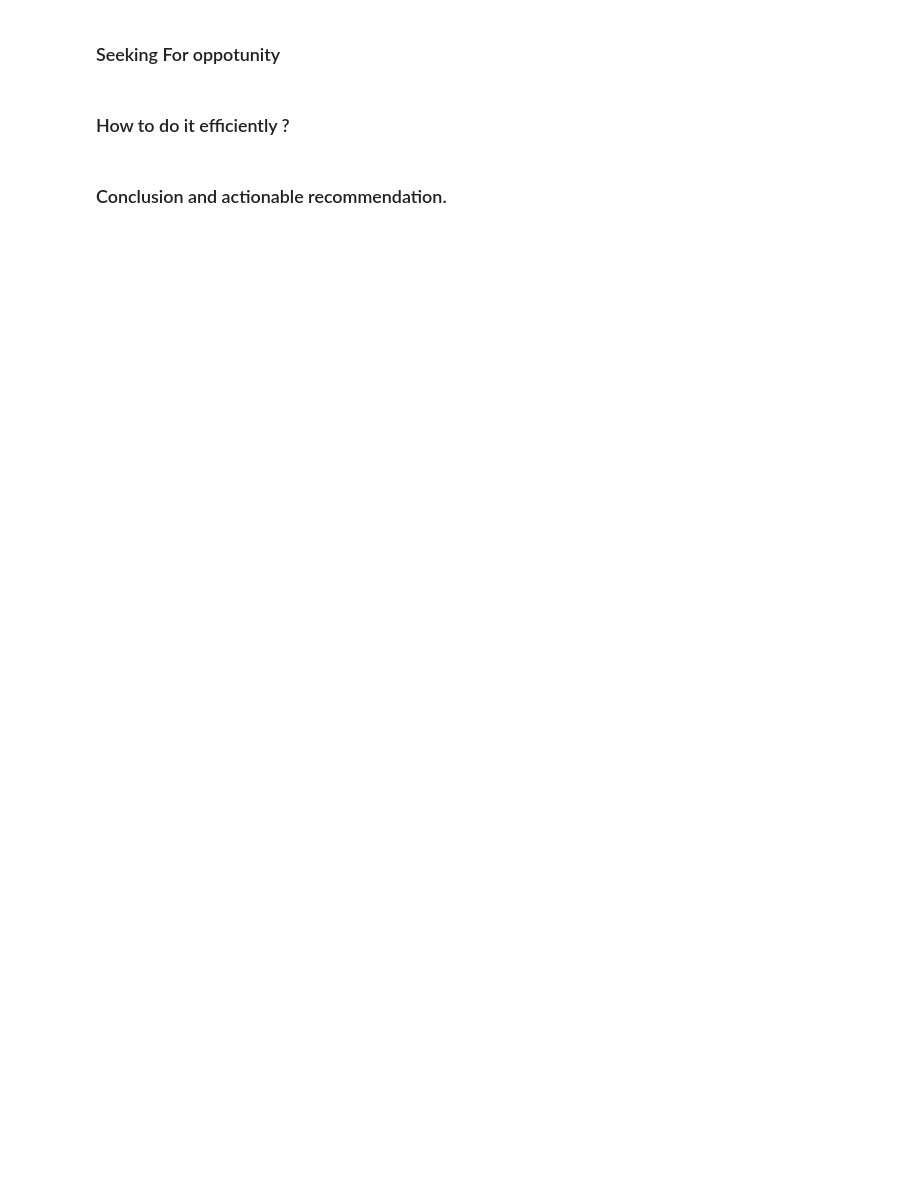
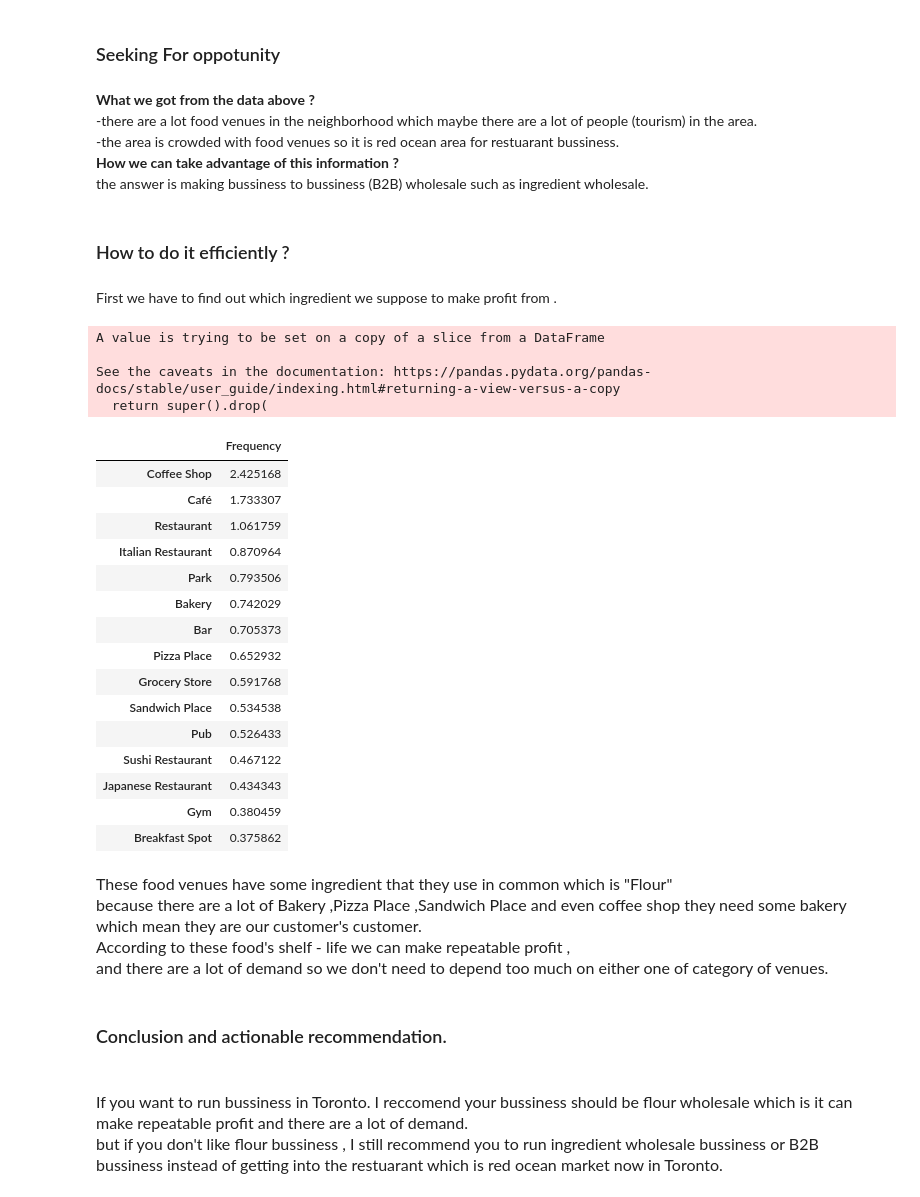
Before and after one commit to blxsheep/IBM_Capstone_Project, a Jupyter notebook: Capstone Project.ipynb, the cells around one changed output. Saved outputs shown, nothing was run; the diff lists cells and outputs as text; code cells hidden in the pictures; blank space fills up the shorter version.

```diff
--- a/Capstone Project.ipynb
+++ b/Capstone Project.ipynb
@@ -330,6 +305,53 @@ dtype: float64
 # %% [markdown]
 <h3> Seeking For oppotunity </h3>
+# %% [markdown]
+<p style="font-size:14px"> <b>What we got from the data above ?</b> <br>
+-there are a lot food venues in the neighborhood which maybe there are a lot of people (tourism) in the area.<br>
+-the area is crowded with food venues so it is red ocean area for restuarant bussiness.<br>
+<b>How we can take advantage of this information ? </b><br>
+the answer is  making bussiness to bussiness (B2B) wholesale  such as ingredient wholesale.
+</p>
 # %% [markdown]
 <h3>How to do it  efficiently  ? </h3>
-# %% [markdown]
-<h3> Conclusion and actionable recommendation.<h3>
+# %% [markdown]
+<p style="font-size:14px">  First we have to find out which ingredient we suppose to make profit from .
+# %%
+neighborhood['label'] = labels
+sum_venues = neighborhood[neighborhood['label']==0]
+sum_venues.drop(['Neighborhood'],axis = 1,inplace =True)
+overall = sum_venues.sum(axis = 0)
+overall.sort_values(ascending =False,inplace =True)
+overall =  pd.DataFrame(overall)
+overall.columns = ['Frequency']
+overall.head(15)
+# %% [output]
+A value is trying to be set on a copy of a slice from a DataFrame
+
+See the caveats in the documentation: https://pandas.pydata.org/pandas-docs/stable/user_guide/indexing.html#returning-a-view-versus-a-copy
+  return super().drop(
+|  | Frequency |
+| Coffee Shop | 2.425168 |
+| Café | 1.733307 |
+| Restaurant | 1.061759 |
+| Italian Restaurant | 0.870964 |
+| Park | 0.793506 |
+| Bakery | 0.742029 |
+| Bar | 0.705373 |
+| Pizza Place | 0.652932 |
+| Grocery Store | 0.591768 |
+| Sandwich Place | 0.534538 |
+| Pub | 0.526433 |
+| Sushi Restaurant | 0.467122 |
+| Japanese Restaurant | 0.434343 |
+| Gym | 0.380459 |
+| Breakfast Spot | 0.375862 |
+# %% [markdown]
+<p style="font-size:16px">These food venues have some ingredient that they use in common which is "Flour" <br>
+because there are a lot of  Bakery ,Pizza Place ,Sandwich Place and even coffee shop they need some bakery which mean they are our customer's customer.<br>
+According to  these food's shelf - life we can make repeatable profit ,<br>
+and there are a lot of demand so  we don't need to depend too much on either one of category of venues.
+ </p>
+# %% [markdown]
+<h3> Conclusion and actionable recommendation.<h3>
+# %% [markdown]
+<p style="font-size:16px"> If you want to run bussiness in Toronto. I reccomend your bussiness should be flour wholesale  which is it can make repeatable profit and there are a lot of demand.<br> but if you don't like flour bussiness , I still recommend you to run ingredient wholesale bussiness or B2B bussiness instead of getting into the restuarant which is red ocean market now in Toronto. </p>
```
Also changed, not shown: parts of 18 cells of this notebook.
